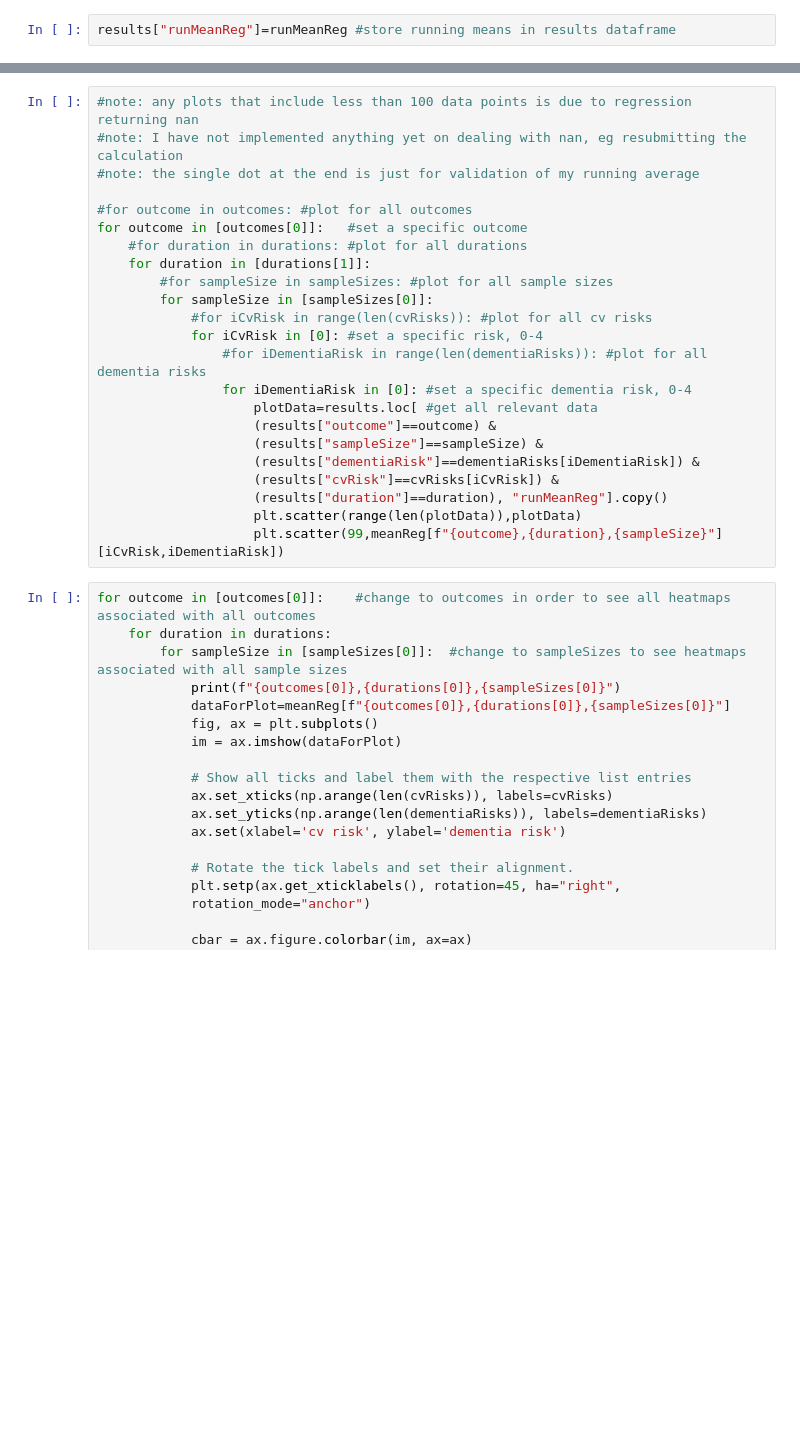
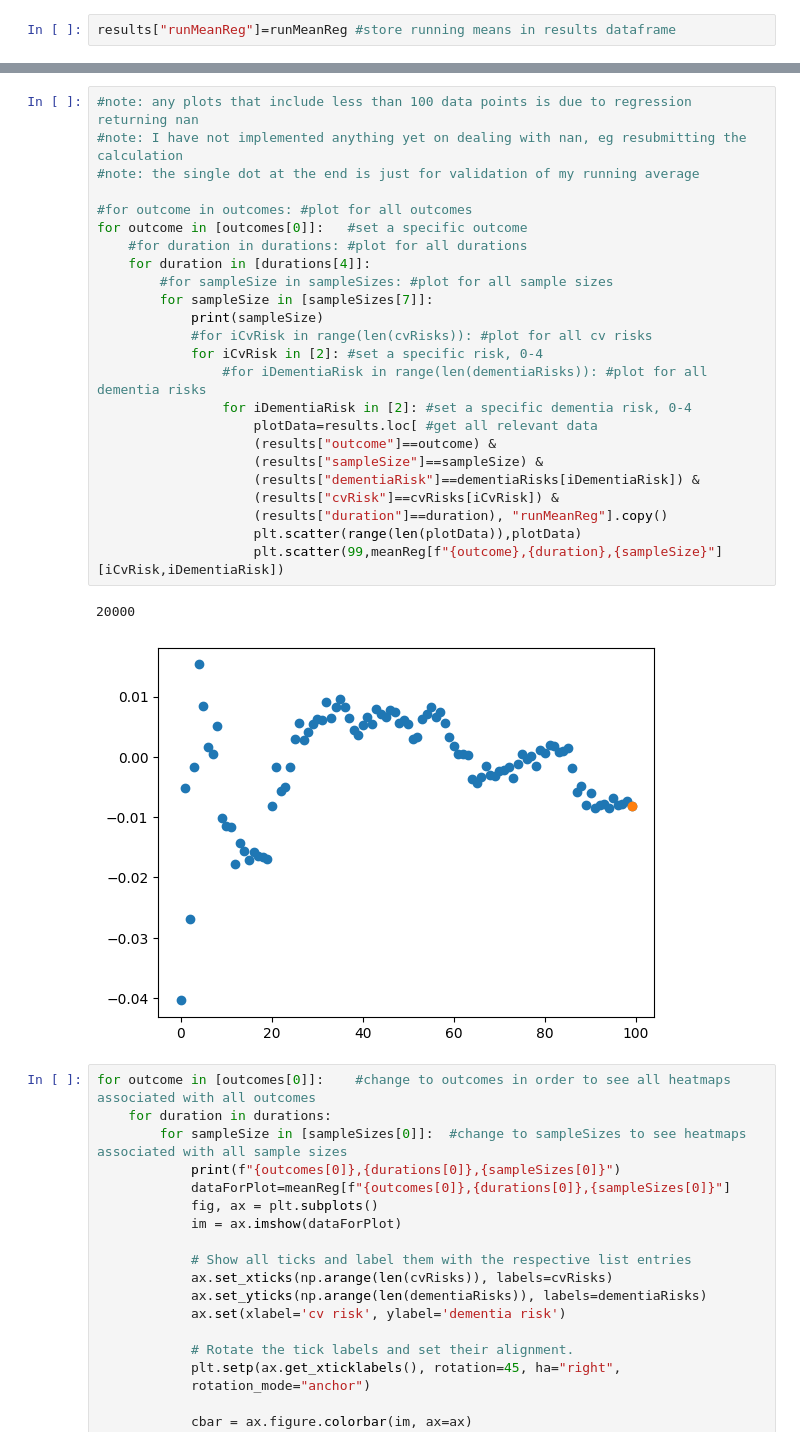
Before and after one commit to deligkaris/microsimNotebooks, a Jupyter notebook: preliminaryTrials100CvAllDementiaAll.ipynb, the cells around one changed output, grey strips where cells are left out. Cells and saved outputs as stored; diff of their text form; blank space fills up the shorter version.

```diff
--- a/preliminaryTrials100CvAllDementiaAll.ipynb
+++ b/preliminaryTrials100CvAllDementiaAll.ipynb
@@ -121,26 +196,30 @@ outcomes,durations,sampleSizes,cvRisks,dementiaRisks
 # %%
 #note: any plots that include less than 100 data points is due to regression returning nan
 #note: I have not implemented anything yet on dealing with nan, eg resubmitting the calculation
 #note: the single dot at the end is just for validation of my running average
 
 #for outcome in outcomes: #plot for all outcomes
 for outcome in [outcomes[0]]:   #set a specific outcome
     #for duration in durations: #plot for all durations
-    for duration in [durations[1]]:
+    for duration in [durations[4]]:
         #for sampleSize in sampleSizes: #plot for all sample sizes
-        for sampleSize in [sampleSizes[0]]:
+        for sampleSize in [sampleSizes[7]]:
+            print(sampleSize)
             #for iCvRisk in range(len(cvRisks)): #plot for all cv risks
-            for iCvRisk in [0]: #set a specific risk, 0-4
+            for iCvRisk in [2]: #set a specific risk, 0-4
                 #for iDementiaRisk in range(len(dementiaRisks)): #plot for all dementia risks
-                for iDementiaRisk in [0]: #set a specific dementia risk, 0-4
+                for iDementiaRisk in [2]: #set a specific dementia risk, 0-4
                     plotData=results.loc[ #get all relevant data
                     (results["outcome"]==outcome) &
                     (results["sampleSize"]==sampleSize) &
                     (results["dementiaRisk"]==dementiaRisks[iDementiaRisk]) &
                     (results["cvRisk"]==cvRisks[iCvRisk]) &
                     (results["duration"]==duration), "runMeanReg"].copy()
                     plt.scatter(range(len(plotData)),plotData)
                     plt.scatter(99,meanReg[f"{outcome},{duration},{sampleSize}"][iCvRisk,iDementiaRisk])
+# %% [output]
+20000
+[figure, added]
 # %%
 for outcome in [outcomes[0]]:    #change to outcomes in order to see all heatmaps associated with all outcomes
     for duration in durations:
```
Also changed, not shown: parts of 7 cells of this notebook, 2 other files.
